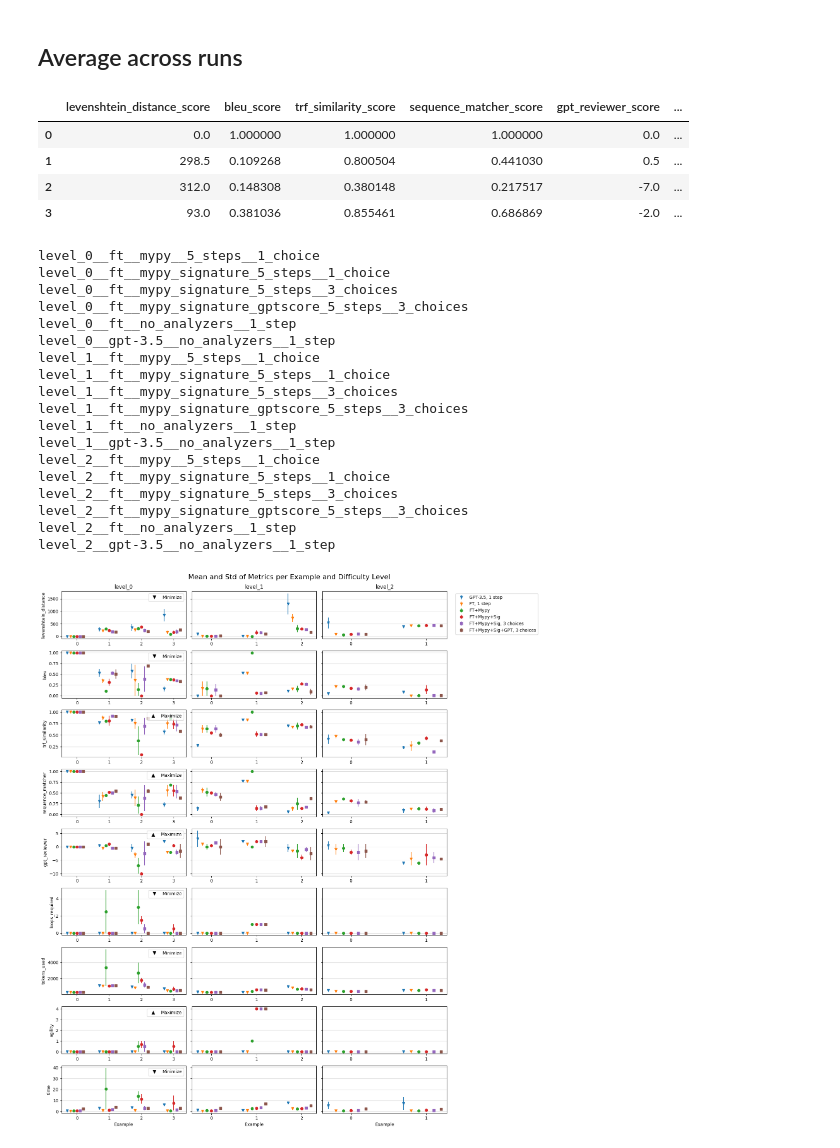
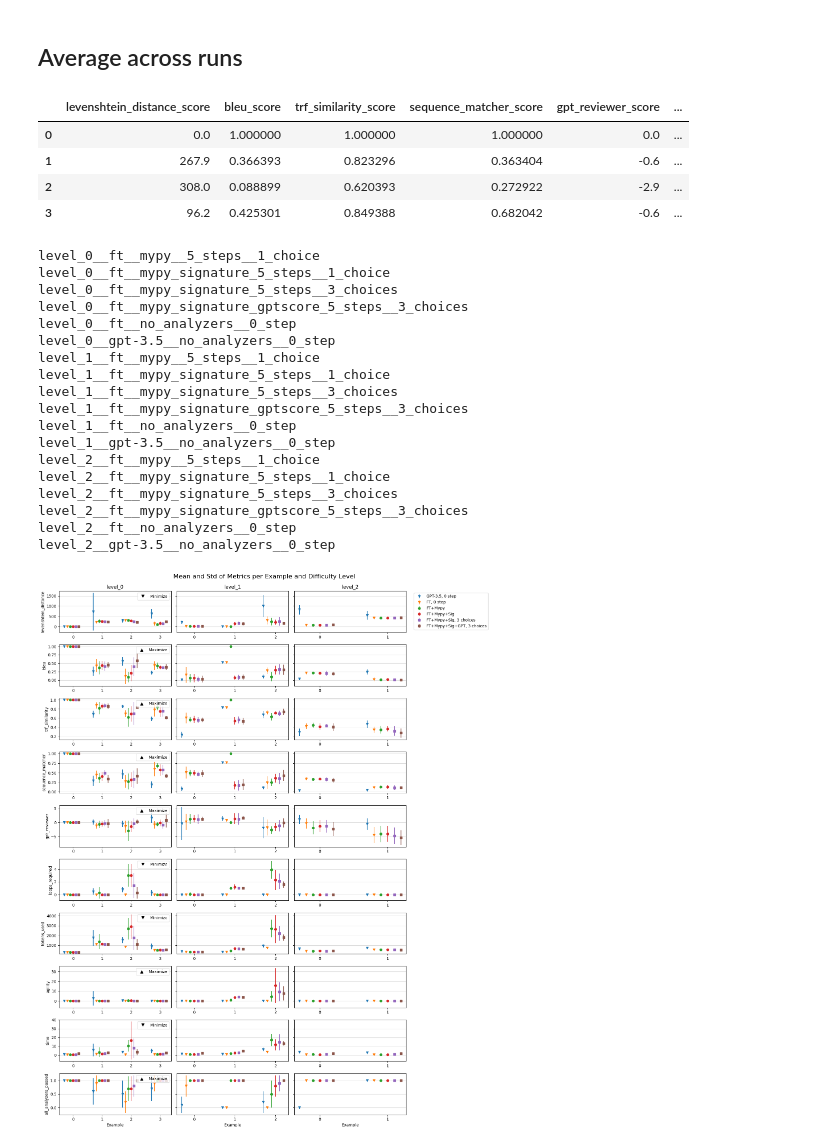
Before and after one commit to pvs-hd-tea/23ws-LLMcoder, a Jupyter notebook: experimental/evaluation.ipynb, the cells around one changed output. Cells and saved outputs as stored; diff of their text form; code cells hidden in the pictures.

```diff
--- a/experimental/evaluation.ipynb
+++ b/experimental/evaluation.ipynb
@@ -51,6 +51,6 @@ for config_name, config in zip(config_name_list, config_list):
         path_to_metrics = os.path.join(path_to_eval, run_id, 'metrics.csv')
         if os.path.exists(path_to_metrics):
             with open(path_to_metrics, 'r') as f:
-                metrics_dict[config_name][run_id] = pd.read_csv(f, index_col=0)
+                metrics_dict[config_name][run_id] = pd.read_csv(f, index_col=0).astype(float)
 # %%
 # Dimensions: (config, run, example, metric)
@@ -89,9 +81,9 @@ metrics_dict_levels['level_0']['level_0__ft__mypy__5_steps__1_choice']['mean']
 # %% [output]
 |  | levenshtein_distance_score | bleu_score | trf_similarity_score | sequence_matcher_score | gpt_reviewer_score | ... |
 | 0 | 0.0 | 1.000000 | 1.000000 | 1.000000 | 0.0 | ... |
-| 1 | 298.5 | 0.109268 | 0.800504 | 0.441030 | 0.5 | ... |
-| 2 | 312.0 | 0.148308 | 0.380148 | 0.217517 | -7.0 | ... |
-| 3 | 93.0 | 0.381036 | 0.855461 | 0.686869 | -2.0 | ... |
+| 1 | 267.9 | 0.366393 | 0.823296 | 0.363404 | -0.6 | ... |
+| 2 | 308.0 | 0.088899 | 0.620393 | 0.272922 | -2.9 | ... |
+| 3 | 96.2 | 0.425301 | 0.849388 | 0.682042 | -0.6 | ... |
 # %%
 metric_names = list(metrics_dict_levels['level_0']['level_0__ft__mypy__5_steps__1_choice']['mean'].columns)
 # %%
@@ -102,35 +94,47 @@ level_0__ft__mypy__5_steps__1_choice
 level_0__ft__mypy_signature_5_steps__1_choice
 level_0__ft__mypy_signature_5_steps__3_choices
 level_0__ft__mypy_signature_gptscore_5_steps__3_choices
-level_0__ft__no_analyzers__1_step
-level_0__gpt-3.5__no_analyzers__1_step
+level_0__ft__no_analyzers__0_step
+level_0__gpt-3.5__no_analyzers__0_step
 level_1__ft__mypy__5_steps__1_choice
 level_1__ft__mypy_signature_5_steps__1_choice
 level_1__ft__mypy_signature_5_steps__3_choices
 level_1__ft__mypy_signature_gptscore_5_steps__3_choices
-level_1__ft__no_analyzers__1_step
-level_1__gpt-3.5__no_analyzers__1_step
+level_1__ft__no_analyzers__0_step
+level_1__gpt-3.5__no_analyzers__0_step
 level_2__ft__mypy__5_steps__1_choice
 level_2__ft__mypy_signature_5_steps__1_choice
 level_2__ft__mypy_signature_5_steps__3_choices
 level_2__ft__mypy_signature_gptscore_5_steps__3_choices
-level_2__ft__no_analyzers__1_step
-level_2__gpt-3.5__no_analyzers__1_step
+level_2__ft__no_analyzers__0_step
+level_2__gpt-3.5__no_analyzers__0_step
 # %%
-def sorted_config_names(level):
-    return [
-        f"level_{level}__gpt-3.5__no_analyzers__1_step",
-        f"level_{level}__ft__no_analyzers__1_step",
-        f"level_{level}__ft__mypy__5_steps__1_choice",
-        f"level_{level}__ft__mypy_signature_5_steps__1_choice",
-        f"level_{level}__ft__mypy_signature_5_steps__3_choices",
-        f"level_{level}__ft__mypy_signature_gptscore_5_steps__3_choices",
-    ]
+def sorted_config_names(level=None):
+    if level is None:
+        return [
+            f"gpt-3.5__no_analyzers__0_step",
+            f"ft__no_analyzers__0_step",
+            f"ft__mypy__5_steps__1_choice",
+            f"ft__mypy_signature_5_steps__1_choice",
+            f"ft__mypy_signature_5_steps__3_choices",
+            f"ft__mypy_signature_gptscore_5_steps__3_choices",
+        ]
+    else:
+        return [
+            f"level_{level}__gpt-3.5__no_analyzers__0_step",
+            f"level_{level}__ft__no_analyzers__0_step",
+            f"level_{level}__ft__mypy__5_steps__1_choice",
+            f"level_{level}__ft__mypy_signature_5_steps__1_choice",
+            f"level_{level}__ft__mypy_signature_5_steps__3_choices",
+            f"level_{level}__ft__mypy_signature_gptscore_5_steps__3_choices",
+        ]
 
 def config_name_short(config_name):
-    match '__'.join(config_name.split('__')[1:]):
-        case 'gpt-3.5__no_analyzers__1_step': return 'GPT-3.5, 1 step'
-        case 'ft__no_analyzers__1_step': return 'FT, 1 step'
+    if 'level' in config_name:
+        config_name = '__'.join(config_name.split('__')[1:])
+    match config_name:
+        case 'gpt-3.5__no_analyzers__0_step': return 'GPT-3.5, 0 step'
+        case 'ft__no_analyzers__0_step': return 'FT, 0 step'
         case 'ft__mypy__5_steps__1_choice': return 'FT+Mypy'
         case 'ft__mypy_signature_5_steps__1_choice': return 'FT+Mypy+Sig'
         case 'ft__mypy_signature_5_steps__3_choices': return 'FT+Mypy+Sig, 3 choices'
@@ -140,14 +144,15 @@ def config_name_short(config_name):
 def maximize_or_minimize(metric_name):
     return {
         "levenshtein_distance_score": -1,
-        "bleu_score": -1,
+        "bleu_score": 1,
         "trf_similarity_score": 1,
         "sequence_matcher_score": 1,
         "gpt_reviewer_score": 1,
         "loops_required_score": -1,
         "tokens_used_score": -1,
         "agility_score": 1,
-        "time_score": -1
+        "time_score": -1,
+        "all_analyzers_passed_score": 1
     }[metric_name]
 # %%
 fig, axes = plt.subplots(len(metric_names), 3, figsize=(16, len(metric_names)*2), sharey='row')
@@ -163,7 +168,7 @@ for i, (metric, ax_row) in enumerate(zip(metric_names, axes)):
 
             if '3_choice' in config_name:
                 fmt = 's'
-            elif '1_step' in config_name:
+            elif '0_step' in config_name:
                 fmt = 'v'
             else:
                 fmt = 'o'
@@ -171,31 +176,31 @@ for i, (metric, ax_row) in enumerate(zip(metric_names, axes)):
             ax.errorbar(x, y, yerr=yerr, fmt=fmt, label=config_name_short(config_name))
 
             ax.set_xticks(metrics['mean'].index)
 
         if i == 0:
             ax.set_title(f'level_{level}')
         elif i == len(metric_names) - 1:
             ax.set_xlabel('Example')
 
         if level == 0:
             ax.set_ylabel('_'.join(metric.split('_')[:-1]))
 
             # Add a legend stating whether the metric is subject to minimization or maximization
             if maximize_or_minimize(metric) == 1:
                 handles = [plt.Line2D([0], [0], marker='^', color='w', label='Maximize', markerfacecolor='k', markersize=10)]
             else:
                 handles = [plt.Line2D([0], [0], marker='v', color='w', label='Minimize', markerfacecolor='k', markersize=10)]
 
             ax.legend(handles=handles, loc='upper right')
 
         ax.grid(axis='y', alpha=0.5)
 
 
 axes[0, -1].legend(bbox_to_anchor=(1.05, 1), loc='upper left')
 
 fig.tight_layout()
 
 fig.suptitle('Mean and Std of Metrics per Example and Difficulty Level', fontsize=16)
 fig.subplots_adjust(top=0.95)
 # %% [output]
-[figure, old version]
+[figure, new version]
```
Also changed, not shown: parts of 6 cells of this notebook, 8 other files.
